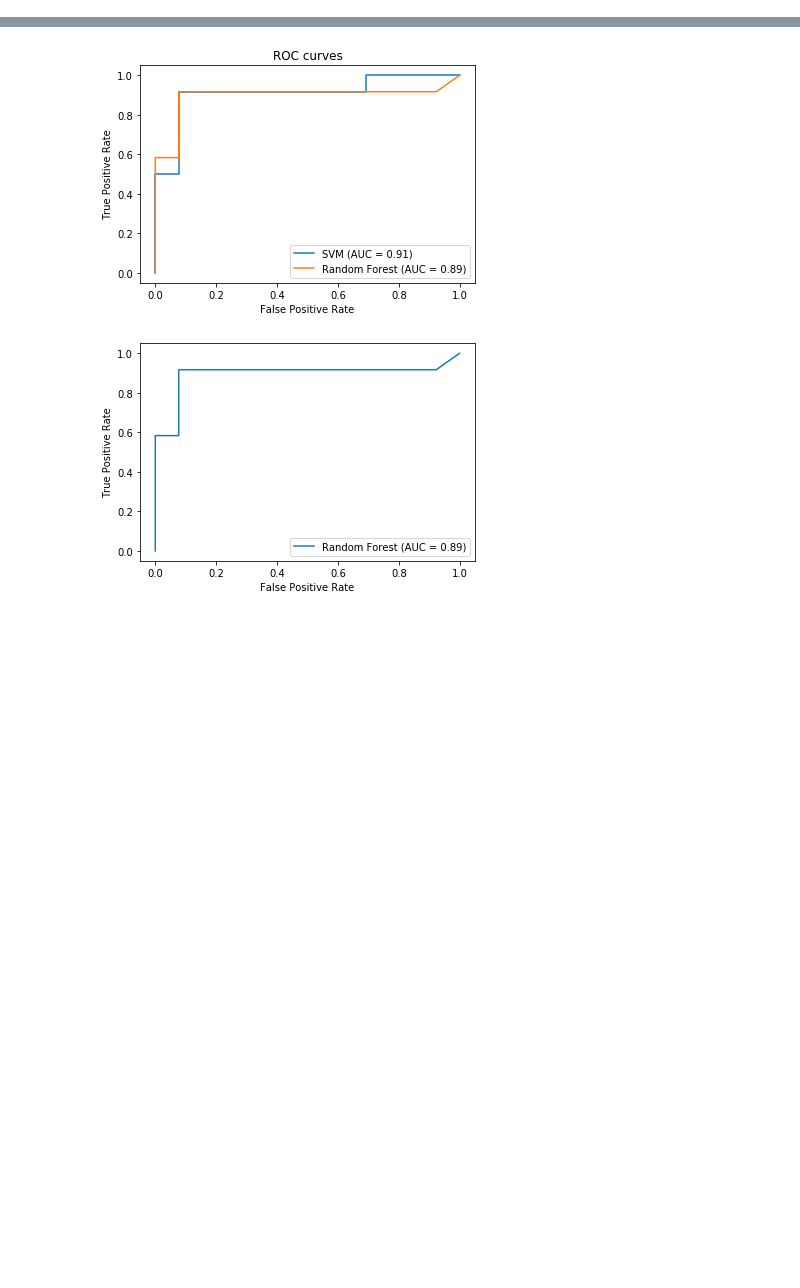
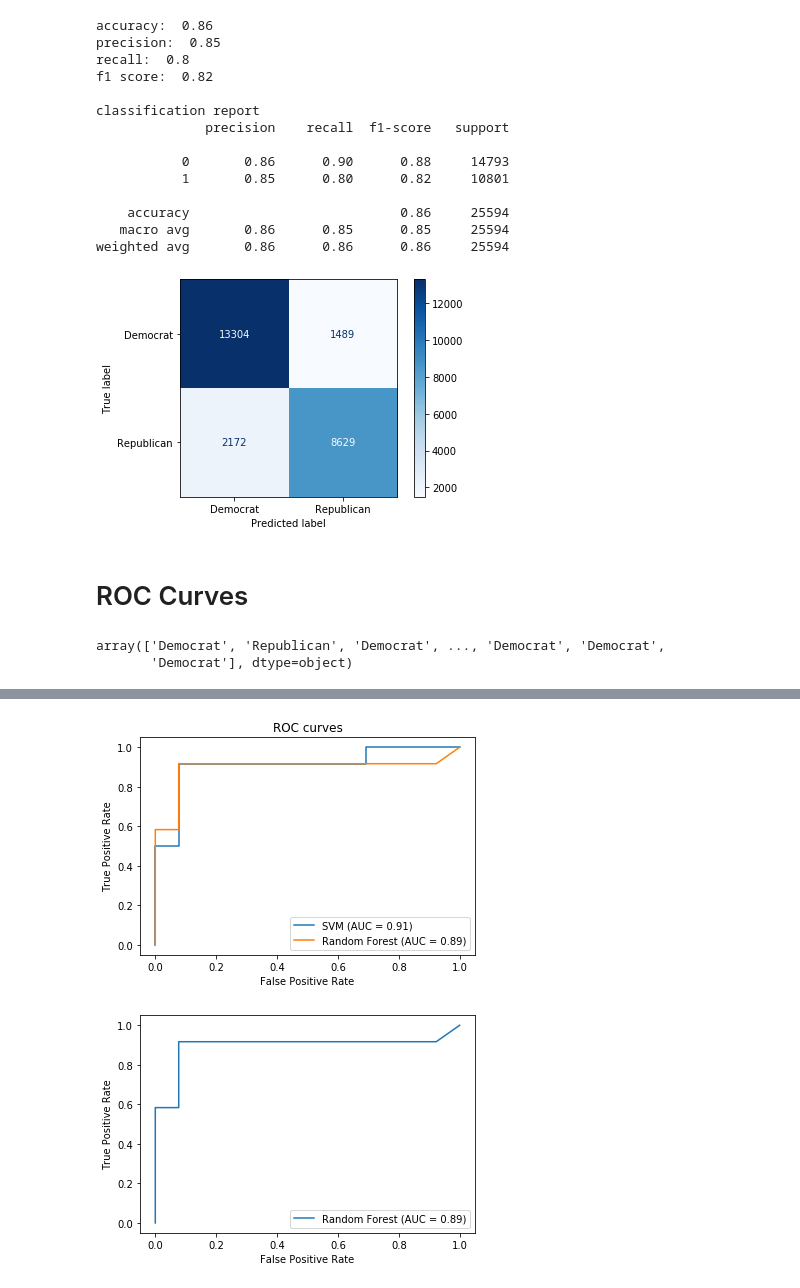
Before and after one commit to darshanajaint/data_mining_project, a Jupyter notebook: Model_Evaluation.ipynb, the cells around one changed output, grey strips where cells are left out. Saved outputs shown, nothing was run; the diff lists cells and outputs as text; code cells hidden in the pictures; blank space fills up the shorter version.

```diff
--- a/Model_Evaluation.ipynb
+++ b/Model_Evaluation.ipynb
@@ -30,0 +119,20 @@ def get_stats(y_test, y_pred):
+# %%
+get_stats(svc_model, y_test, "svc_confusion_matrix.png")
+# %% [output]
+accuracy:  0.86
+precision:  0.85
+recall:  0.8
+f1 score:  0.82
+
+classification report
+              precision    recall  f1-score   support
+
+           0       0.86      0.90      0.88     14793
+           1       0.85      0.80      0.82     10801
+
+    accuracy                           0.86     25594
+   macro avg       0.86      0.85      0.85     25594
+weighted avg       0.86      0.86      0.86     25594
+[figure, added]
+# %% [markdown]
+# ROC Curves
@@ -30,0 +141,5 @@ def get_stats(y_test, y_pred):
+# %%
+y_test_strings
+# %% [output]
+array(['Democrat', 'Republican', 'Democrat', ..., 'Democrat', 'Democrat',
+       'Democrat'], dtype=object)
```
Also changed, not shown: parts of 19 cells of this notebook.
